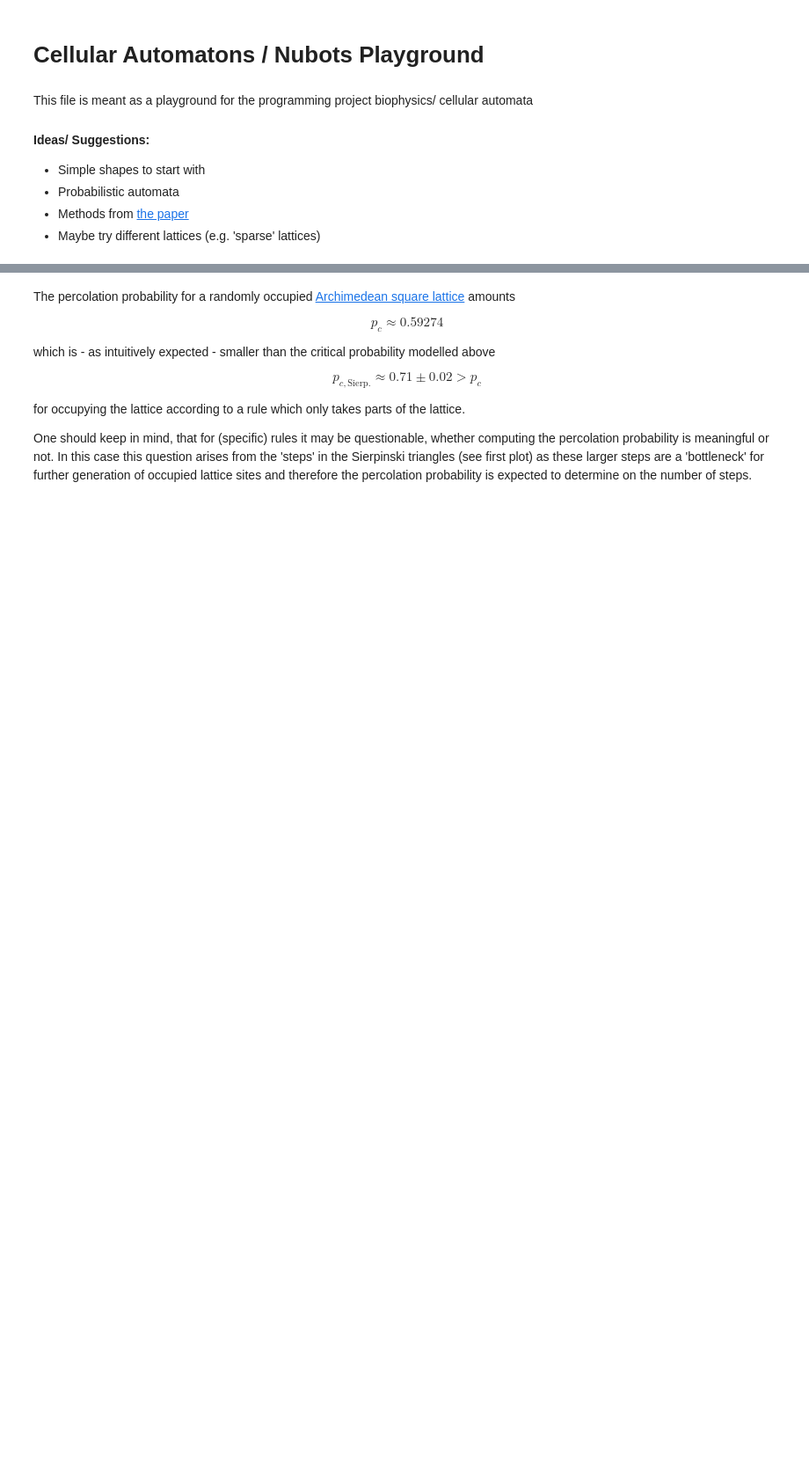
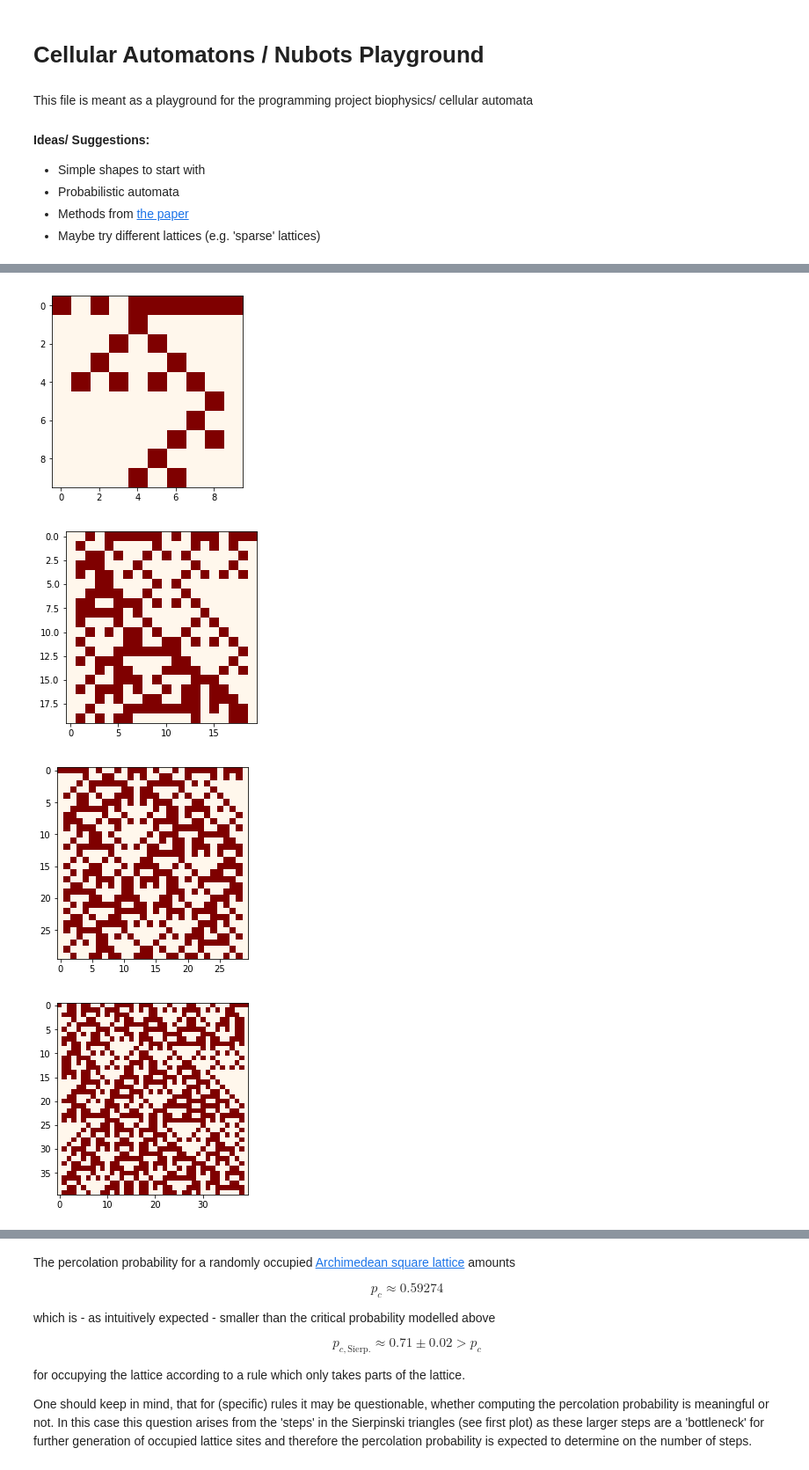
Before and after one commit to hs42/biophysics, a Jupyter notebook: playground.ipynb, the cells around one changed output, grey strips where cells are left out. Shown: that part at 88% size. Drawn from its saved outputs; the diff is of its cells as text; code cells hidden in the pictures; blank space fills up the shorter version.

Commit message:
Added evaluation of Sierpinski percolation probability

```diff
--- a/playground.ipynb
+++ b/playground.ipynb
@@ -99,0 +108,16 @@ for k in range(len(p)):
+# %%
+# Evaluation of test function
+
+length = 10
+T = np.linspace(10,100,length,dtype="int")
+
+numberOFiters = 200
+
+normCounts = []
+for j in range(len(T)):
+    normCounts.append(testfunction(T[j], numberOFiters, p))
+# %% [output]
+[figure, added]
+[figure, added]
+[figure, added]
+[figure, added]
```
Also changed, not shown: parts of 18 cells of this notebook, 1 other file.
